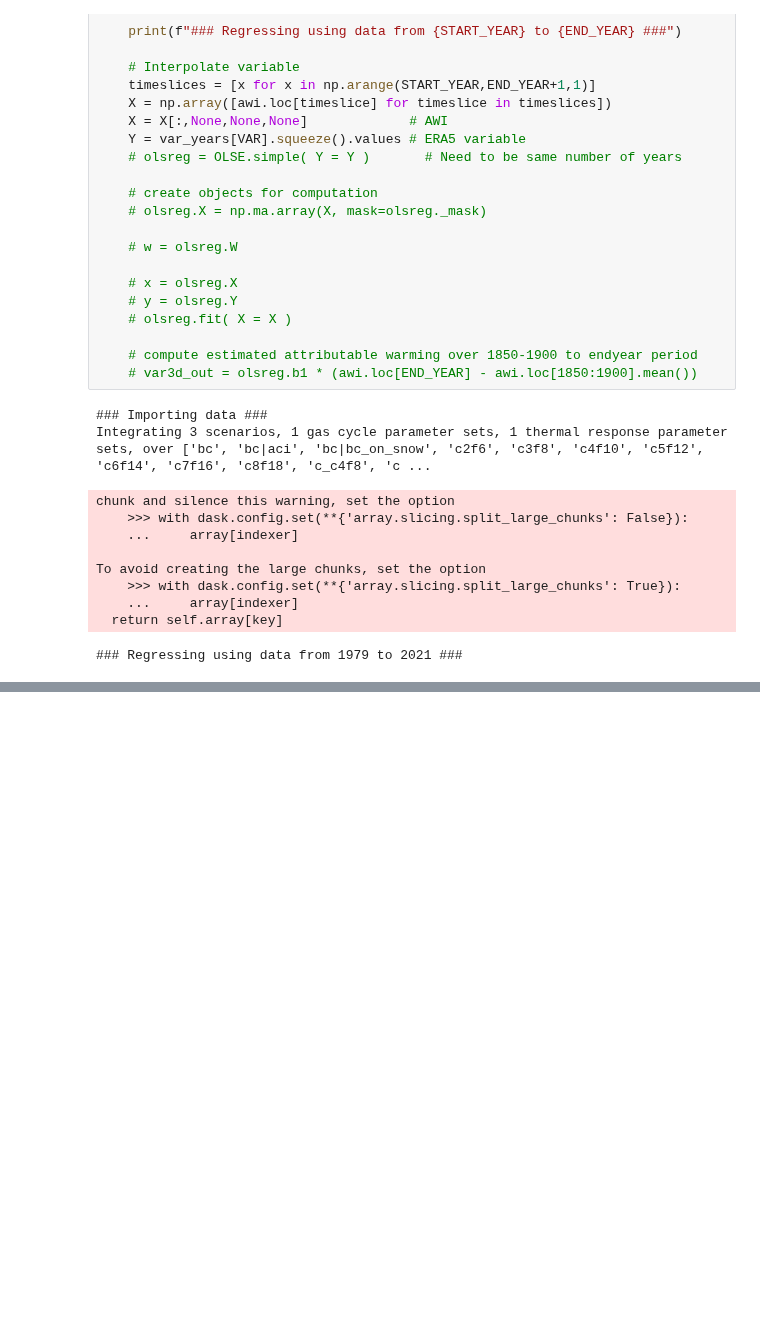
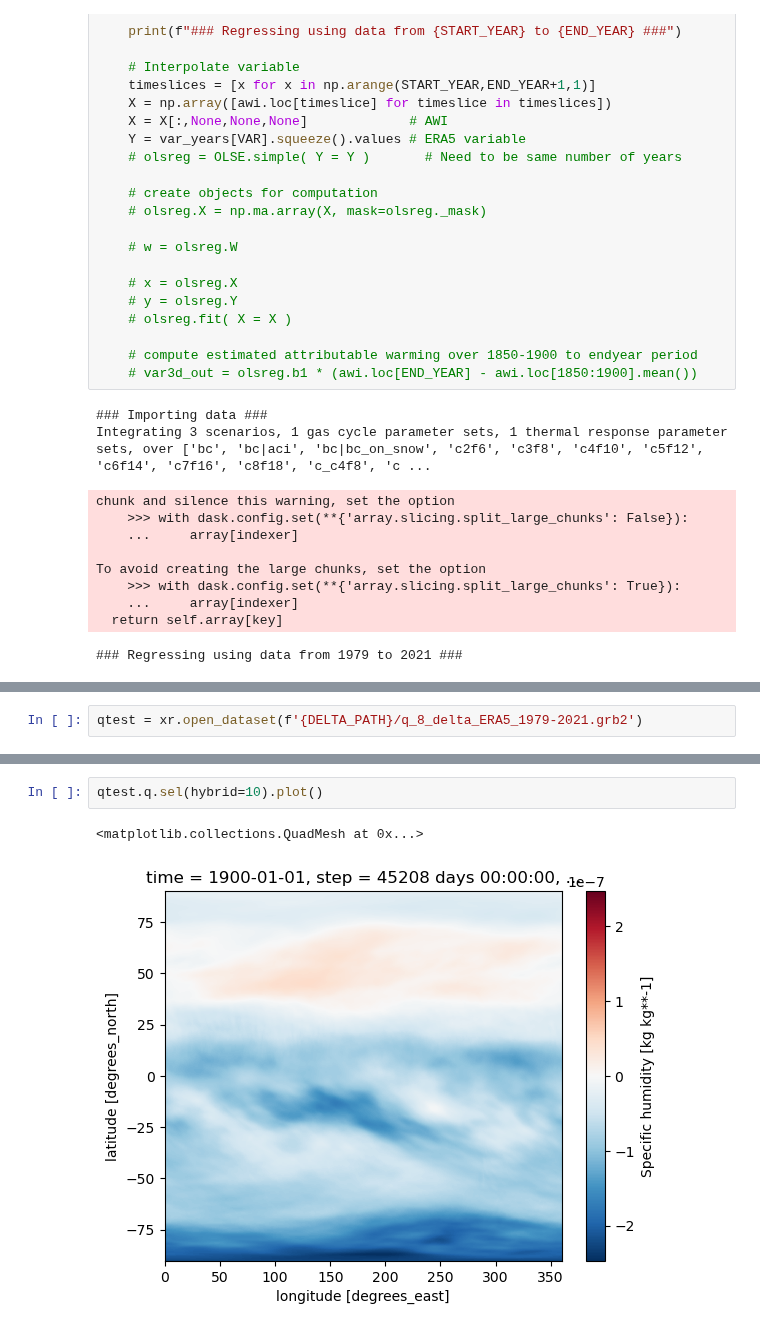
Before and after one commit to shirin-ermis/ATMICP, a Jupyter notebook: notebooks/00_testing.ipynb, the cells around one changed output, grey strips where cells are left out. Drawn from its saved outputs; the diff is of its cells as text; blank space fills up the shorter version.

```diff
--- a/notebooks/00_testing.ipynb
+++ b/notebooks/00_testing.ipynb
@@ -202,0 +148,2 @@ X.shape, Y.shape
+# %%
+qtest = xr.open_dataset(f'{DELTA_PATH}/q_8_delta_ERA5_1979-2021.grb2')
@@ -202,0 +172,5 @@ X.shape, Y.shape
+# %%
+qtest.q.sel(hybrid=10).plot()
+# %% [output]
+<matplotlib.collections.QuadMesh at 0x...>
+[figure, added]
```
Also changed, not shown: parts of 4 cells of this notebook, 3 other files.
